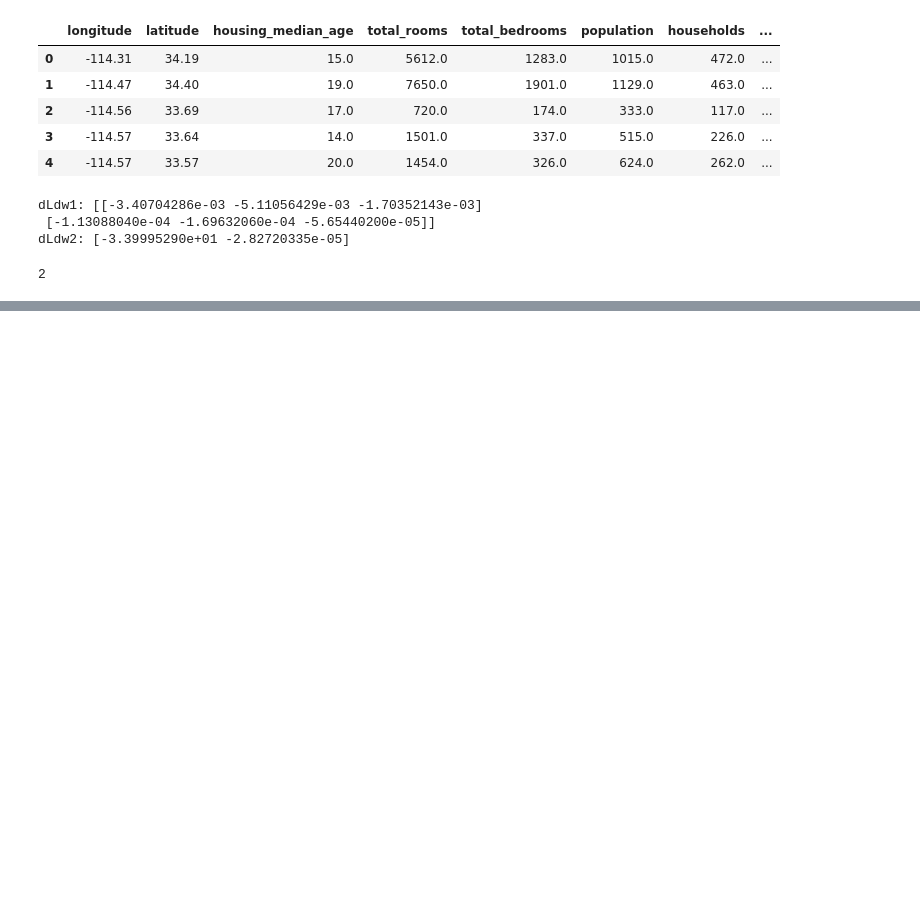
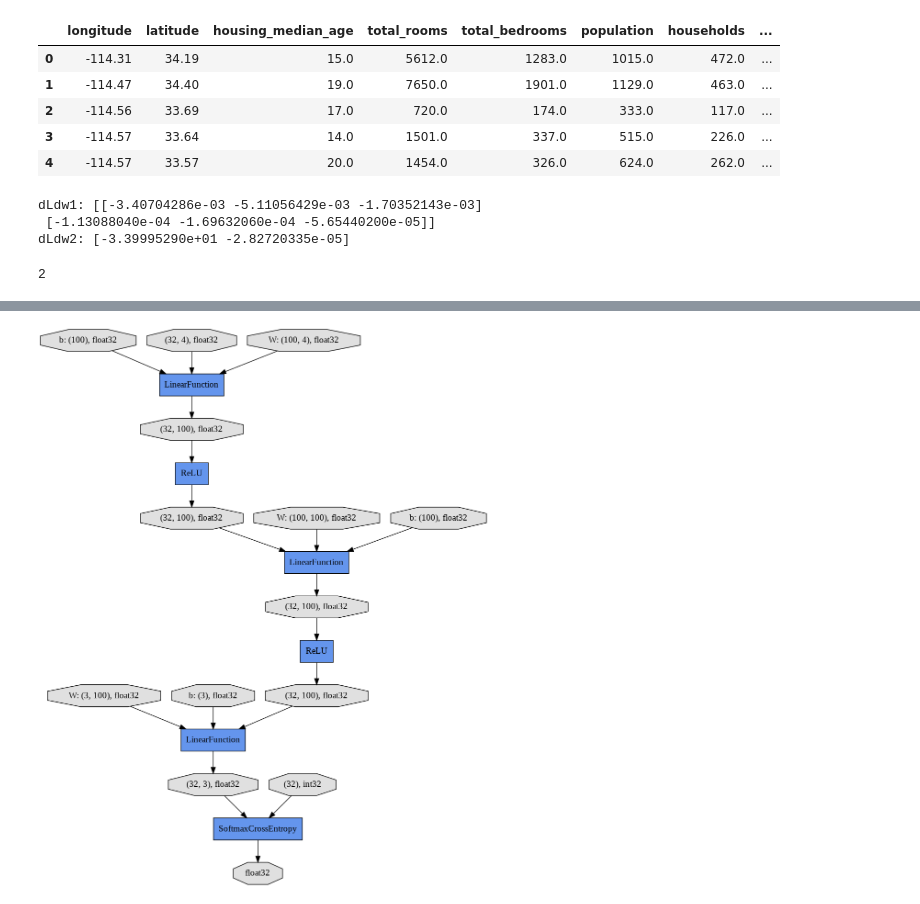
Before and after one commit to hiiragi-kaede/chainer_practice, a Jupyter notebook: Chainer.ipynb, the cells around one changed output, grey strips where cells are left out. Drawn from its saved outputs; the diff is of its cells as text; code cells hidden in the pictures; blank space fills up the shorter version.

```diff
--- a/Chainer.ipynb
+++ b/Chainer.ipynb
@@ -604,0 +740,18 @@ l1/W :   (100, 4)
+# %%
+import json
+import pandas as pd
+from IPython.display import Image
+import pydot
+
+log=json.load(open('results/iris_result1/log'))
+df_result=pd.DataFrame(log)
+
+#df_result.tail(10)
+#Image('results/iris_result1/loss.png')
+#Image('results/iris_result1/accuracy.png')
+
+file=pydot.graph_from_dot_file('results/iris_result1/cg.dot')
+file[0].write_png('graph.png')
+Image('graph.png',width=600,height=600)
+# %% [output]
+[figure, added]
```
Also changed, not shown: parts of 6 cells of this notebook.
